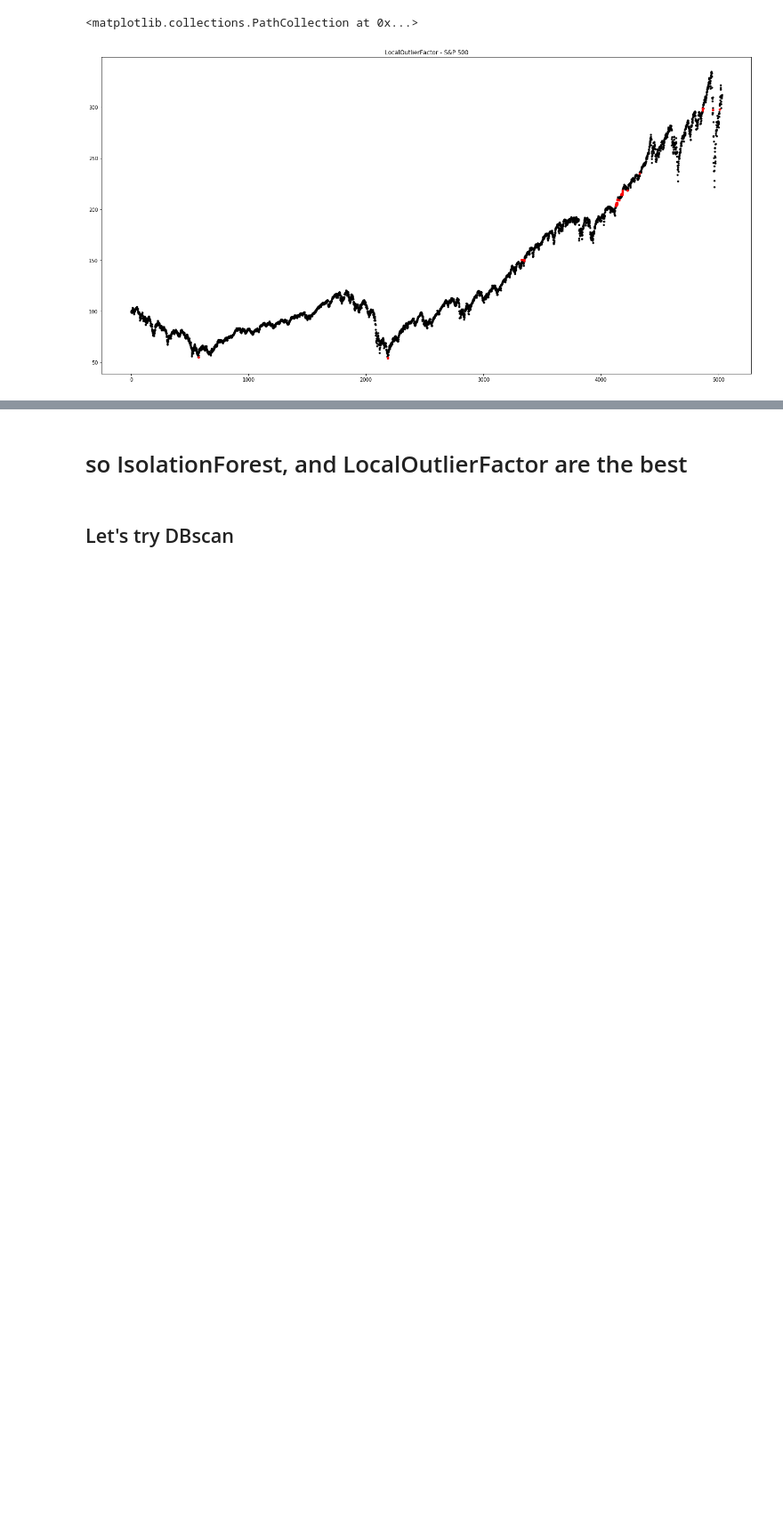
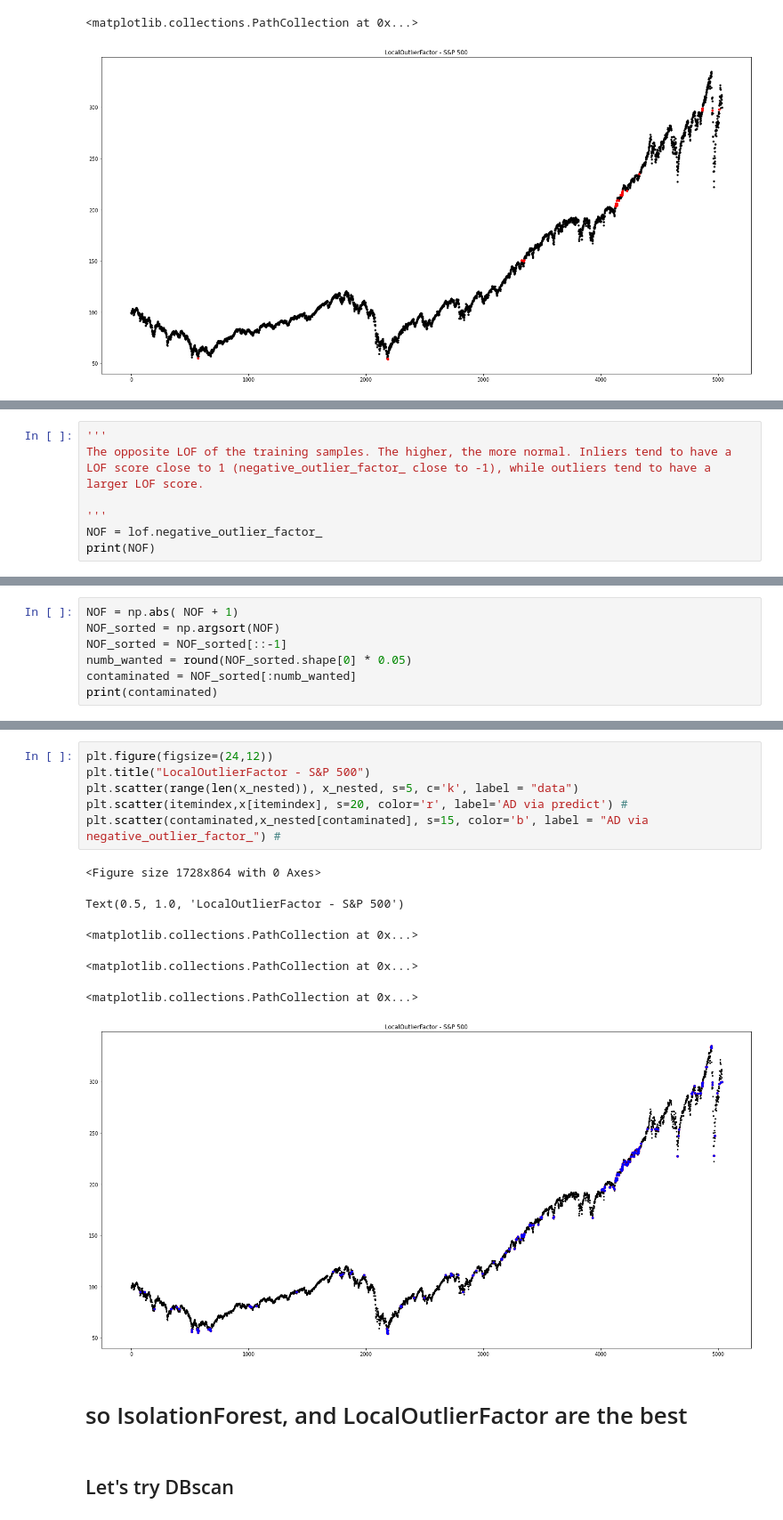
Before and after one commit to alik604/cyber-security, a Jupyter notebook: anomalyDetection/SPX_500_Anomaly_Detection.ipynb, the cells around one changed output, grey strips where cells are left out. Shown at 89% size. Saved outputs shown, nothing was run; the diff lists cells and outputs as text; blank space fills up the shorter version.

Commit message:
update SPX 500 AD -  LOF. negative_outlier_factor_
Add papers

add rainbow table project

move

```diff
--- a/anomalyDetection/SPX_500_Anomaly_Detection.ipynb
+++ b/anomalyDetection/SPX_500_Anomaly_Detection.ipynb
@@ -273,3 +283,10 @@ Text(0.5, 1.0, 'LocalOutlierFactor - S&P 500')
 <matplotlib.collections.PathCollection at 0x...>
 <matplotlib.collections.PathCollection at 0x...>
 [figure]
+# %%
+'''
+The opposite LOF of the training samples. The higher, the more normal. Inliers tend to have a LOF score close to 1 (negative_outlier_factor_ close to -1), while outliers tend to have a larger LOF score.
+
+'''
+NOF = lof.negative_outlier_factor_
+print(NOF)
@@ -275,0 +297,7 @@ Text(0.5, 1.0, 'LocalOutlierFactor - S&P 500')
+# %%
+NOF = np.abs( NOF + 1)
+NOF_sorted = np.argsort(NOF)
+NOF_sorted = NOF_sorted[::-1]
+numb_wanted = round(NOF_sorted.shape[0] * 0.05)
+contaminated = NOF_sorted[:numb_wanted]
+print(contaminated)
@@ -276,3 +323,16 @@ Text(0.5, 1.0, 'LocalOutlierFactor - S&P 500')
+# %%
+plt.figure(figsize=(24,12))
+plt.title("LocalOutlierFactor - S&P 500")
+plt.scatter(range(len(x_nested)), x_nested, s=5, c='k', label = "data")
+plt.scatter(itemindex,x[itemindex], s=20, color='r', label='AD via predict') #
+plt.scatter(contaminated,x_nested[contaminated], s=15, color='b', label = "AD via negative_outlier_factor_") #
+# %% [output]
+<Figure size 1728x864 with 0 Axes>
+Text(0.5, 1.0, 'LocalOutlierFactor - S&P 500')
+<matplotlib.collections.PathCollection at 0x...>
+<matplotlib.collections.PathCollection at 0x...>
+<matplotlib.collections.PathCollection at 0x...>
+[figure, added]
 # %% [markdown]
 # so IsolationForest, and LocalOutlierFactor are the best
 # %% [markdown]
```
Also changed, not shown: parts of 18 cells of this notebook, 10 other files.
